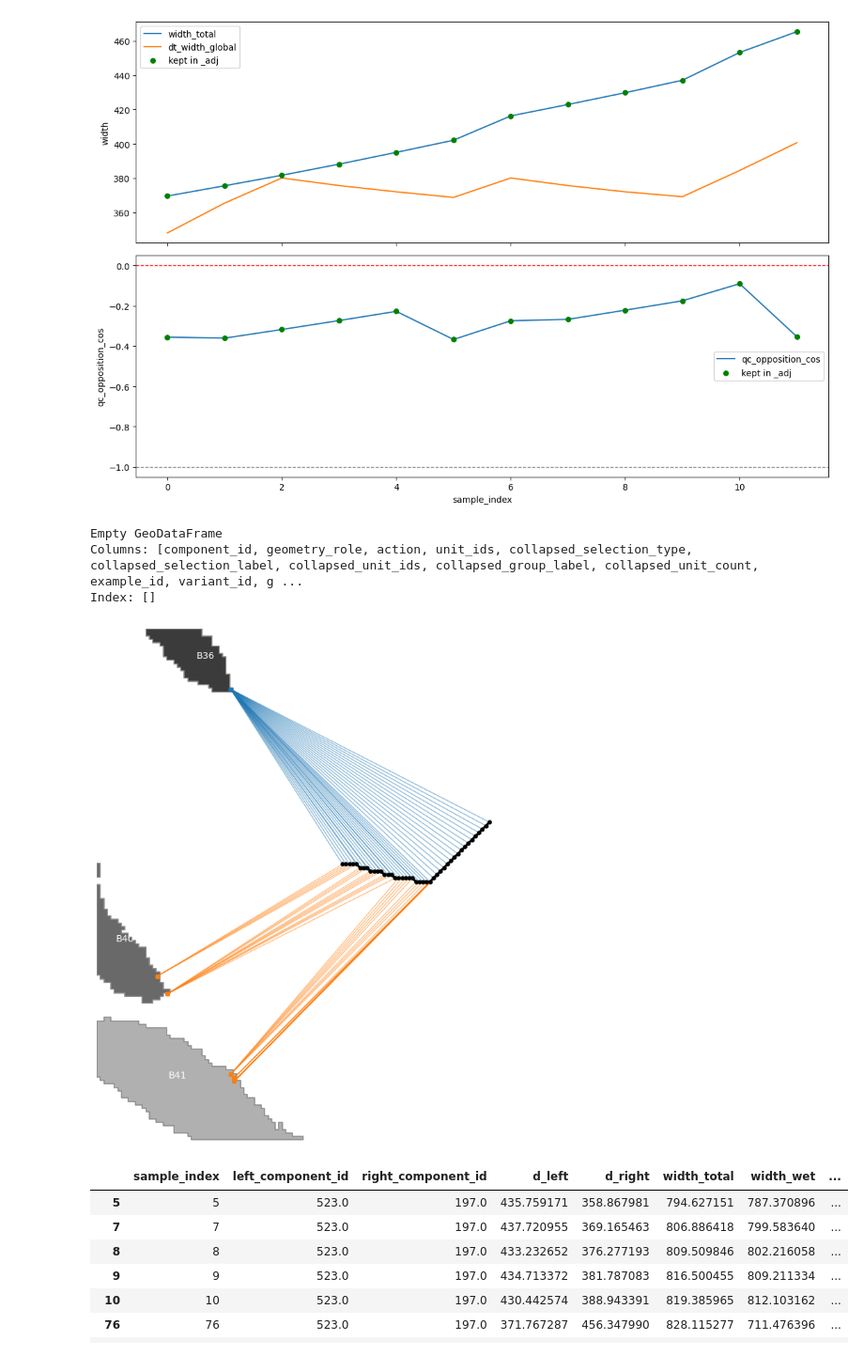
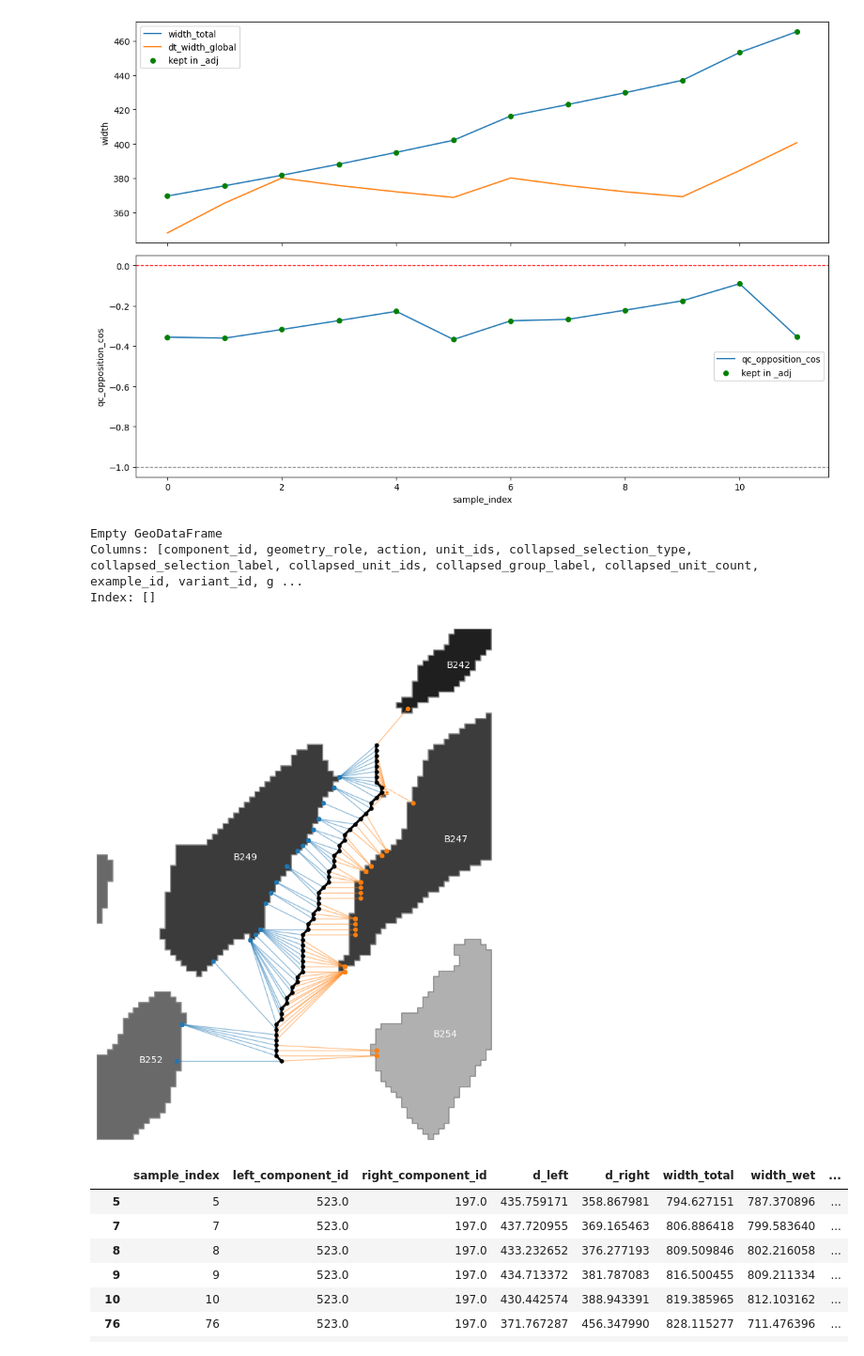
Before and after one commit to niekcde/river_hierarchy, a Jupyter notebook: RAPID/notebooks/width_investigation.ipynb, the cells around one changed output. Shown at 94% size. Cells and saved outputs as stored; diff of their text form; code cells hidden in the pictures.

```diff
--- a/RAPID/notebooks/width_investigation.ipynb
+++ b/RAPID/notebooks/width_investigation.ipynb
@@ -449,7 +449,7 @@ def dt_view(state_dir, link_id, collapse = True):
     fig, ax = plt.subplots(figsize=(10, 10))
 
     # local bank polygons
-    bankColors = ['#B0B0B0', '#696969', '#3B3B3B', "#3C3C3C"]
+    bankColors = ['#B0B0B0', '#696969', '#3B3B3B', "#3C3C3C", "#2F2F2F", "#1F1F1F", "#0F0F0F"]
     if not banks.empty:
         banks['faceColor'] = bankColors[:banks.shape[0]]
         banks.plot(ax=ax, facecolor=banks['faceColor'], edgecolor="0.55", linewidth=1.2, zorder=1)
@@ -475,38 +475,39 @@ def dt_view(state_dir, link_id, collapse = True):
         ax.plot([row.x, row.right_bank_x], [row.y, row.right_bank_y],
                 color="tab:orange", alpha=0.5, linewidth=1, zorder=2)
 
     # sample and bank target points
     ax.scatter(s_valid["x"], s_valid["y"], s=14, color="black", label="center samples", zorder=4)
     ax.scatter(s_valid["left_bank_x"], s_valid["left_bank_y"], s=16, color="tab:blue", label="left bank targets", zorder=4)
     ax.scatter(s_valid["right_bank_x"], s_valid["right_bank_y"], s=16, color="tab:orange", label="right bank targets", zorder=4)
 
     # for row in s_valid.itertuples():
     #     ax.text(row.x, row.y, str(row.sample_index), fontsize=6, color="black")
 
     ax.set_xlim(aoi.bounds[0], aoi.bounds[2])
     ax.set_ylim(aoi.bounds[1], aoi.bounds[3])
     ax.set_aspect("equal")
     # ax.set_title(f"{state_dir.parent.name} | link {link_id} | bank targets + local banks")
     ax.axis("off")
     # ax.legend()
     plt.show()
 
 
-state_dir = Path("/Users/6256481/Code/river-hierarchy/network_variants/output/05_indep__anchored/states/S036_unit_35/variant")
-link_id = 102
+# state_dir = Path("/Users/6256481/Code/river-hierarchy/network_variants/output/05_indep__anchored/states/S036_unit_35/variant")
+# link_id = 102
 # state_dir = Path("/Users/6256481/Code/river-hierarchy/network_variants/output/56_indep__anchored/states/S010_unit_8/variant")
 # link_id = 19
 
-state_dir = Path("/Users/6256481/Code/river-hierarchy/network_variants/output/02_indep__anchored/states/S000_base/variant")
-link_id = 51
+network = '22'
+state_dir = Path(f"/Users/6256481/Code/river-hierarchy/network_variants/output/{network}_indep__anchored/states/S000_base/variant")
+link_id = 622
 step = 1
 
 dt_view(state_dir, link_id, collapse = True)
 # %% [output]
 Empty GeoDataFrame
 Columns: [component_id, geometry_role, action, unit_ids, collapsed_selection_type, collapsed_selection_label, collapsed_unit_ids, collapsed_group_label, collapsed_unit_count, example_id, variant_id, g ...
 Index: []
-[figure, old version]
+[figure, new version]
 # %%
 bad = s.loc[
     s["width_invalid"].fillna(False)
```
Also changed, not shown: parts of 5 cells of this notebook, 12 other files.
